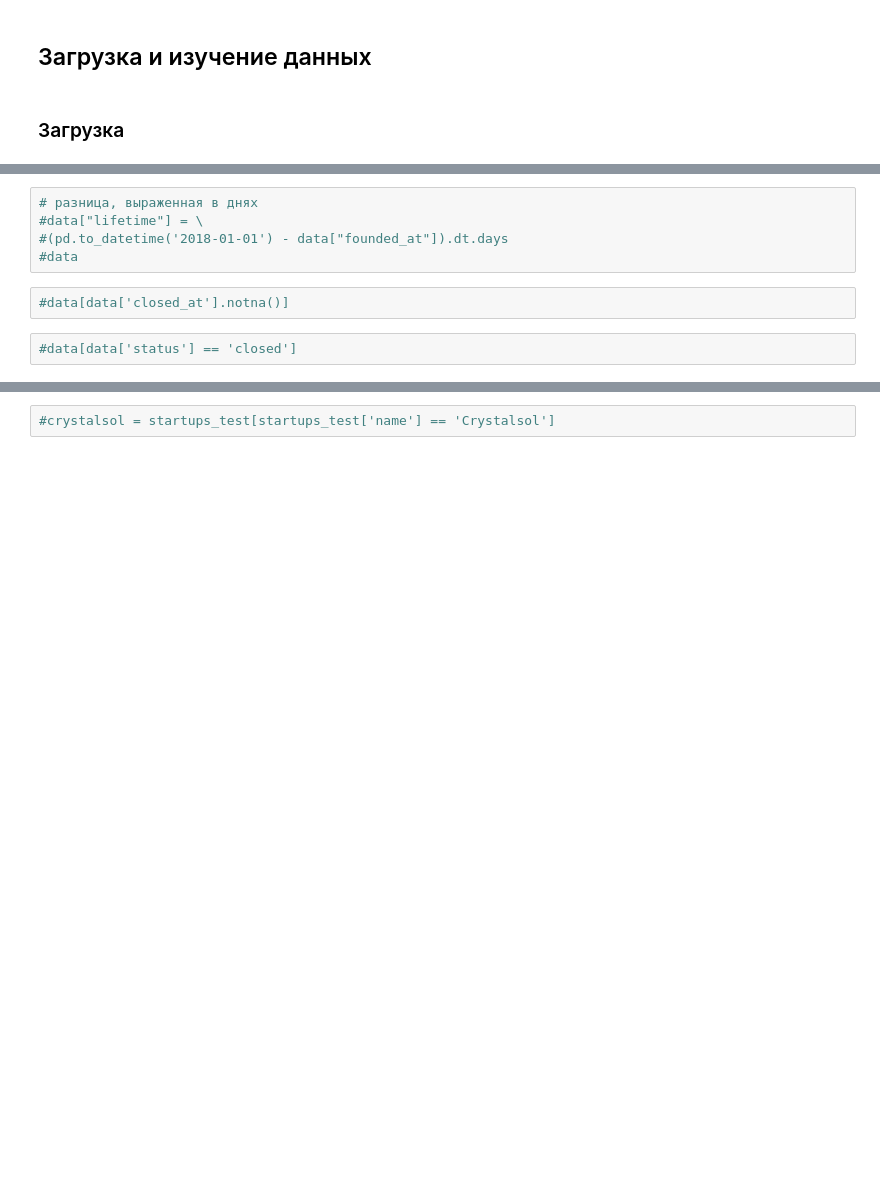
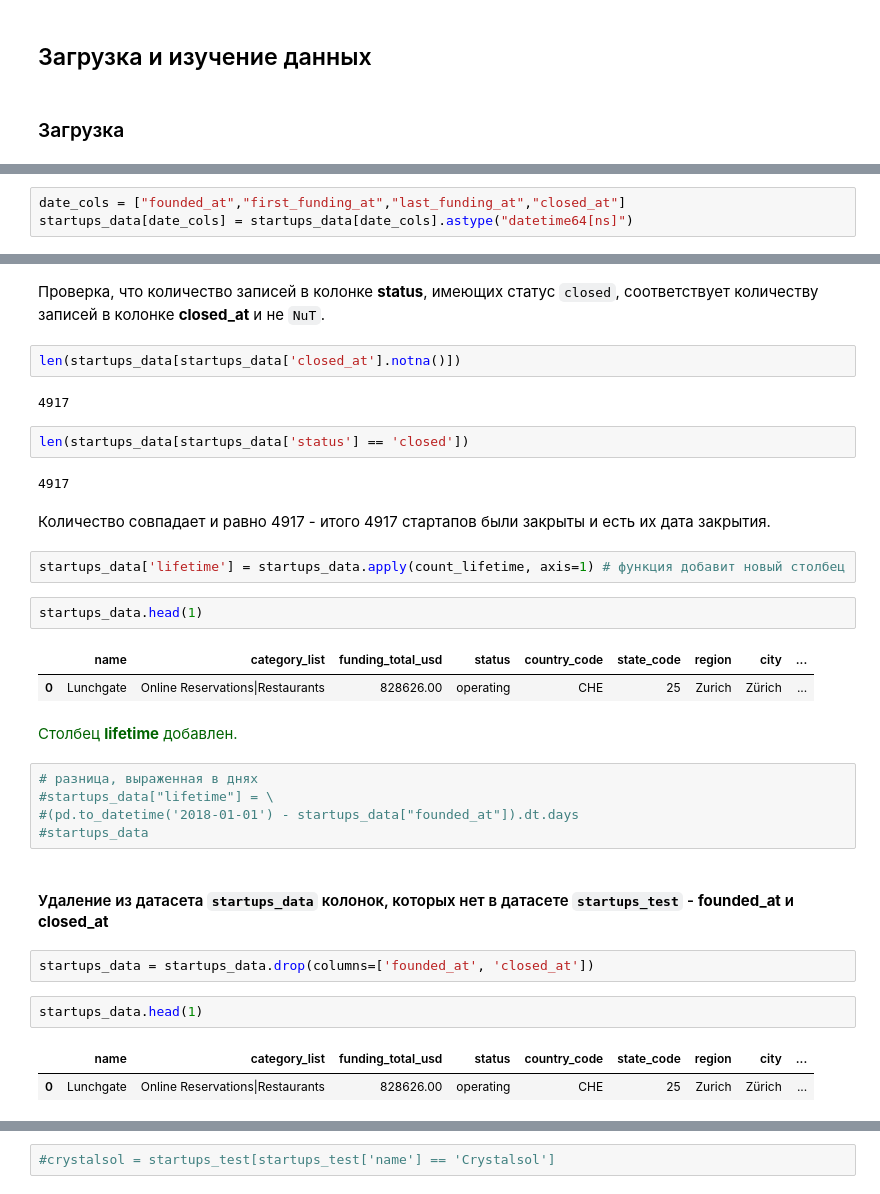
Before and after one commit to andrew-tvorogov/practicum_masterskaya_1, a Jupyter notebook: practicum_startups.ipynb, the cells around one changed output, grey strips where cells are left out. Drawn from its saved outputs; the diff is of its cells as text; blank space fills up the shorter version.

```diff
--- a/practicum_startups.ipynb
+++ b/practicum_startups.ipynb
@@ -212,0 +394,3 @@ data['lifetime'] = data.apply(count_lifetime, axis=1)
+# %%
+date_cols = ["founded_at","first_funding_at","last_funding_at","closed_at"]
+startups_data[date_cols] = startups_data[date_cols].astype("datetime64[ns]")
@@ -213,9 +456,35 @@ data['lifetime'] = data.apply(count_lifetime, axis=1)
+# %% [markdown]
+Проверка, что количество записей в колонке **status**, имеющих статус ``closed``, соответствует количеству записей в колонке **closed_at** и не ``NuT``.
+# %%
+len(startups_data[startups_data['closed_at'].notna()])
+# %% [output]
+4917
+# %%
+len(startups_data[startups_data['status'] == 'closed'])
+# %% [output]
+4917
+# %% [markdown]
+Количество совпадает и равно 4917 - итого 4917 стартапов были закрыты и есть их дата закрытия.
+# %%
+startups_data['lifetime'] = startups_data.apply(count_lifetime, axis=1) # функция добавит новый столбец
+# %%
+startups_data.head(1)
+# %% [output]
+|  | name | category_list | funding_total_usd | status | country_code | state_code | region | city | ... |
+| 0 | Lunchgate | Online Reservations|Restaurants | 828626.00 | operating | CHE | 25 | Zurich | Zürich | ... |
+# %% [markdown]
+<span style="color: darkgreen">Столбец **lifetime** добавлен.</span>
 # %%
 # разница, выраженная в днях
-#data["lifetime"] = \
-#(pd.to_datetime('2018-01-01') - data["founded_at"]).dt.days
-#data
+#startups_data["lifetime"] = \
+#(pd.to_datetime('2018-01-01') - startups_data["founded_at"]).dt.days
+#startups_data
-# %%
-#data[data['closed_at'].notna()]
+# %% [markdown]
+#### Удаление из датасета ``startups_data`` колонок, которых нет в датасете ``startups_test`` - **founded_at** и **closed_at**
 # %%
-#data[data['status'] == 'closed']
+startups_data = startups_data.drop(columns=['founded_at', 'closed_at'])
+# %%
+startups_data.head(1)
+# %% [output]
+|  | name | category_list | funding_total_usd | status | country_code | state_code | region | city | ... |
+| 0 | Lunchgate | Online Reservations|Restaurants | 828626.00 | operating | CHE | 25 | Zurich | Zürich | ... |
```
Also changed, not shown: parts of 54 cells of this notebook.
